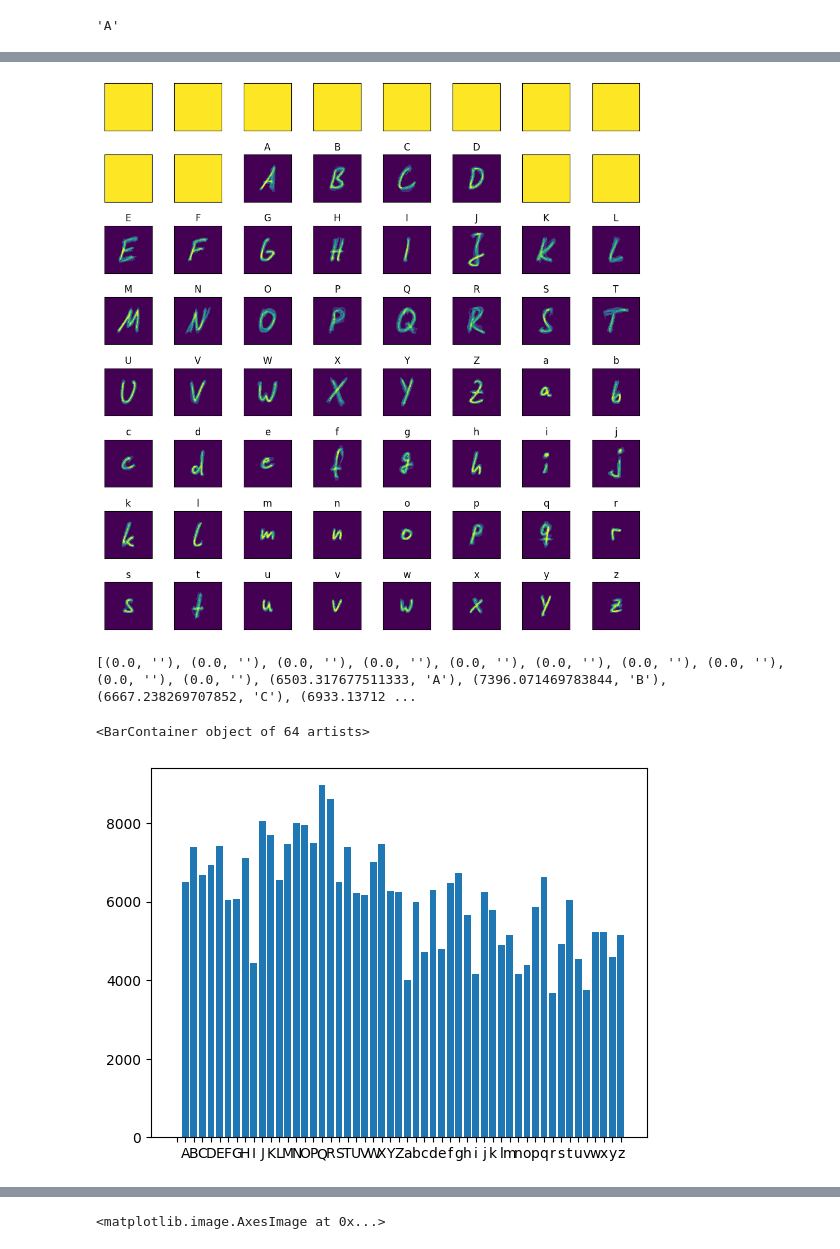
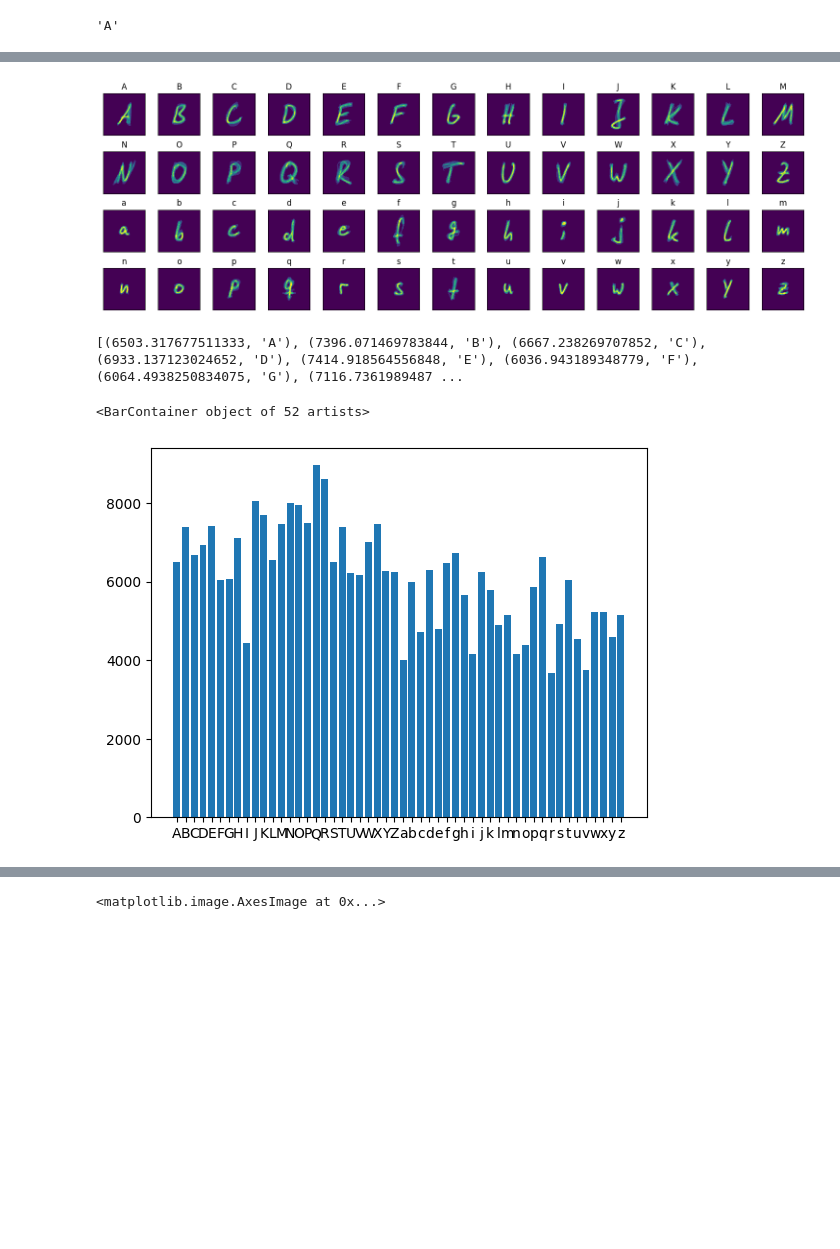
Before and after one commit to HTW-Project-Group/handwriting-recognition, a Jupyter notebook: handwriting-recognition.ipynb, the cells around one changed output, grey strips where cells are left out. Drawn from its saved outputs; the diff is of its cells as text; code cells hidden in the pictures; blank space fills up the shorter version.

```diff
--- a/handwriting-recognition.ipynb
+++ b/handwriting-recognition.ipynb
@@ -44,6 +44,7 @@ for l in labels:
     test_data.append(asarray(img2))
     i += 1
 
+labels = list(filter(lambda l: l != "", labels))
 label, img = image_data[1][10]
 print(label)
 img
@@ -90,12 +91,12 @@ def prepare_data(data):
 
         if isinstance(_d, tuple): data[i] = (dp, label)
         else: data[i] = dp
-    return data
+    return list(filter(lambda v: v[1] != "", data))
 
 image_data = list(map(prepare_data, image_data))
 test_data = prepare_data(test_data)
 # %%
-fig, axs = plt.subplots(nrows=8, ncols=8, figsize=(10, 10), subplot_kw={'xticks': [], 'yticks': []})
+fig, axs = plt.subplots(nrows=4, ncols=13, figsize=(15, 5), subplot_kw={'xticks': [], 'yticks': []})
 plot_data = image_data[1]
 for ax, (x, l) in zip(axs.flat, plot_data):
     ax.imshow(x, interpolation='nearest')
@@ -108,32 +109,32 @@ plt.show()
 # %%
 def img_avg(imgs):
     M, _ = imgs[0][0]
     h, w = M.shape
     result = []
     lIndex = 0
     for l in labels:
         avg_matrix = np.zeros([h, w]).astype(float)
         for y in range(h):
             for x in range(w):
                 sum = 0
                 for i in range(len(imgs)):
                     value, _ = imgs[i][lIndex]
                     sum += value[y][x]
                 avg_matrix[y][x] = float(sum) / float(len(imgs))
         result.append((avg_matrix, l))
         lIndex += 1
     return result
 
 avg = img_avg(image_data)
-fig, axs = plt.subplots(nrows=8, ncols=8, figsize=(10, 10), subplot_kw={'xticks': [], 'yticks': []})
+fig, axs = plt.subplots(nrows=4, ncols=13, figsize=(15, 5), subplot_kw={'xticks': [], 'yticks': []})
 for ax, (x, l) in zip(axs.flat, avg):
     ax.imshow(x, interpolation='nearest')
     ax.set_title(l)
 
 plt.tight_layout()
 plt.show()
 # %% [output]
-[figure, old version]
+[figure, new version]
 # %%
 def eukl_dist_old(img_i, img_j):
     i = img_i.reshape(-1)
@@ -204,9 +205,9 @@ for x in train_dist_out:
     dist_labels.append(label)
 plt.bar(dist_labels, dist_values)
 # %% [output]
-[(0.0, ''), (0.0, ''), (0.0, ''), (0.0, ''), (0.0, ''), (0.0, ''), (0.0, ''), (0.0, ''), (0.0, ''), (0.0, ''), (6503.317677511333, 'A'), (7396.071469783844, 'B'), (6667.238269707852, 'C'), (6933.13712 ...
+[(6503.317677511333, 'A'), (7396.071469783844, 'B'), (6667.238269707852, 'C'), (6933.137123024652, 'D'), (7414.918564556848, 'E'), (6036.943189348779, 'F'), (6064.4938250834075, 'G'), (7116.7361989487 ...
-<BarContainer object of 64 artists>
+<BarContainer object of 52 artists>
-[figure, old version]
+[figure, new version]
 # %%
 def get_dist_to_train(train_data, test_img):
     dist_to_train = []
```
Also changed, not shown: parts of 5 cells of this notebook.
